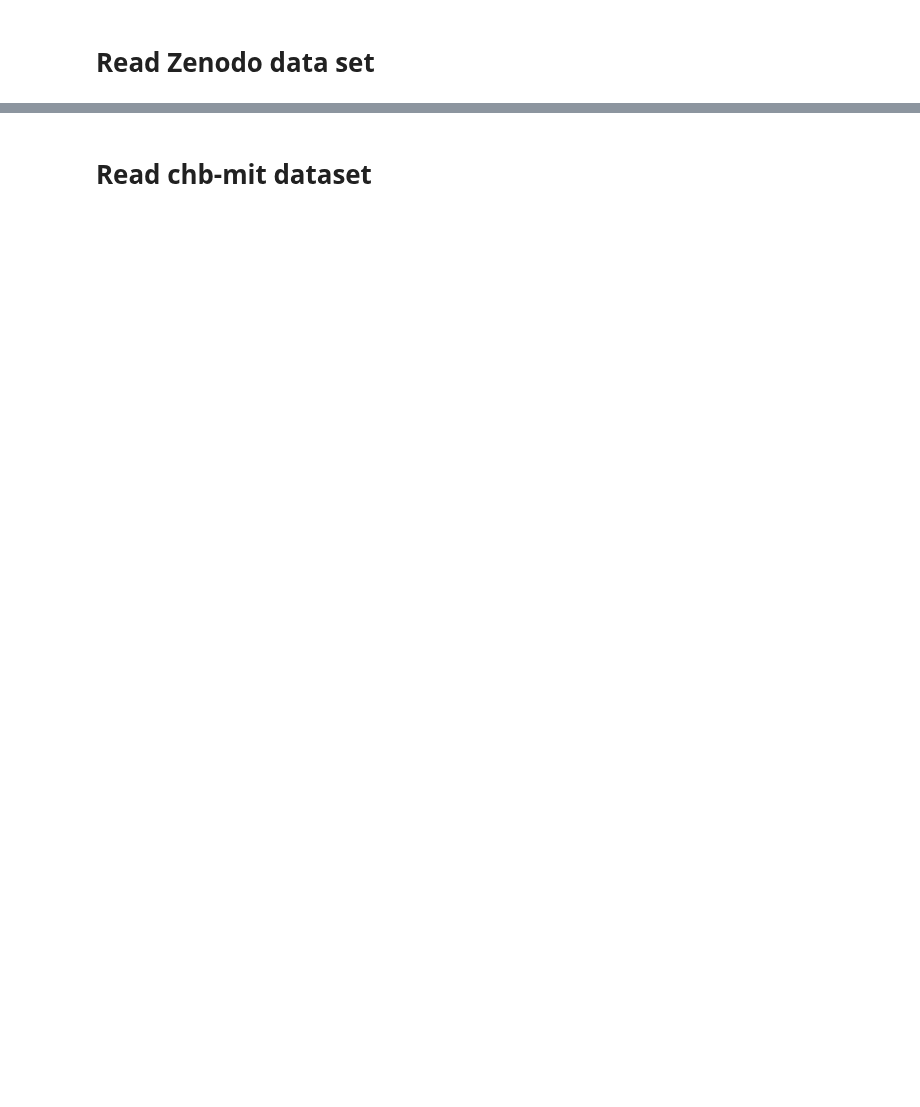
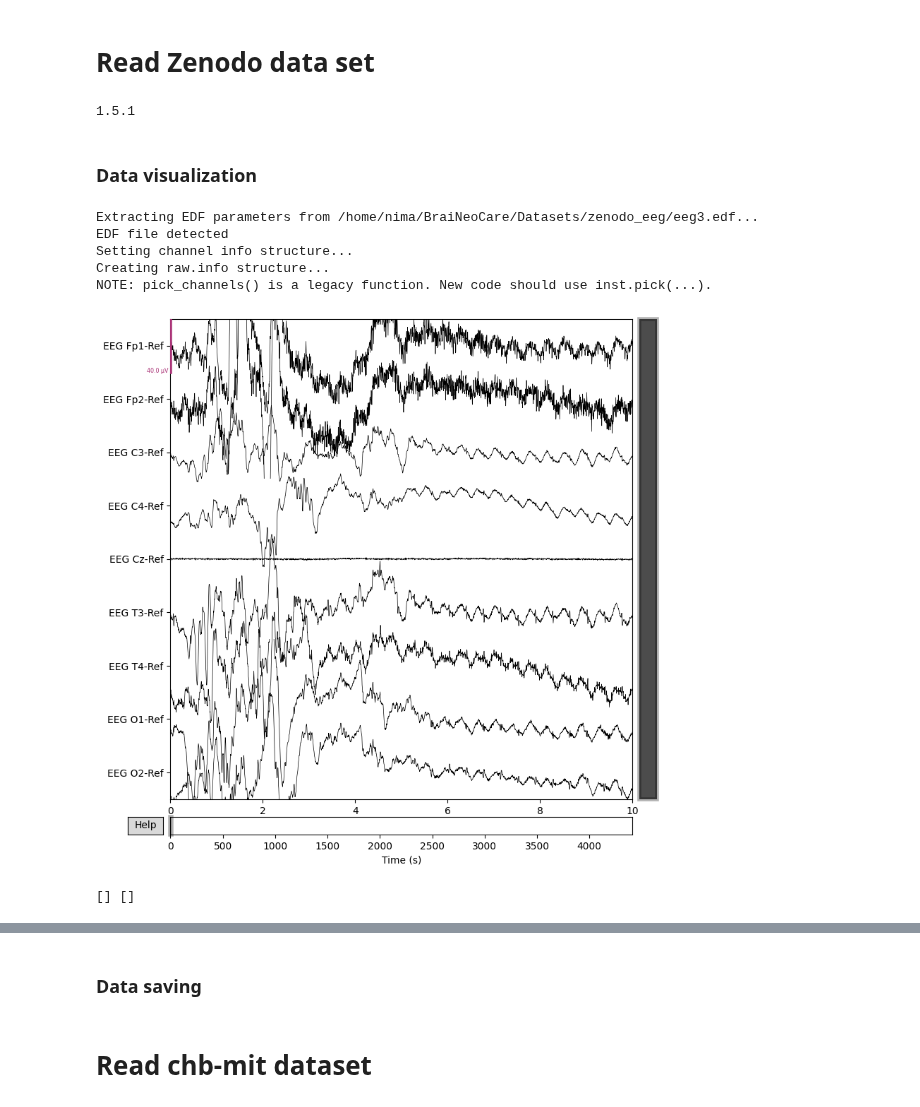
Before and after one commit to Dinuka-1999/BraiNeoCare, a Jupyter notebook: Read_Data.ipynb, the cells around one changed output, grey strips where cells are left out. Cells and saved outputs as stored; diff of their text form; code cells hidden in the pictures; blank space fills up the shorter version.

Commit message:
Added the code to show data

```diff
--- a/Read_Data.ipynb
+++ b/Read_Data.ipynb
@@ -39,3 +38,43 @@ def find_seizure_time(file_no):
         e_time.append(a[-1]+1)
 
     return np.array(s_time),np.array(e_time)
+# %%
+print(mne.__version__)
+# %% [output]
+1.5.1
+# %% [markdown]
+### Data visualization
+# %%
+file='../BraiNeoCare/Datasets/zenodo_eeg/eeg3.edf'
+try:
+    data = mne.io.read_raw_edf(file)
+    data=data.pick_channels(['EEG Fp1-Ref', 'EEG Fp2-Ref', 'EEG C3-Ref','EEG C4-Ref', 'EEG Cz-Ref', 'EEG T3-Ref', 'EEG T4-Ref', 'EEG O1-Ref', 'EEG O2-Ref'],ordered=True)
+    channel_names=["Fp1-T3","T3-O1","Fp1-C3","C3-O1","Fp2-C4","C4-O2","Fp2-T4","T4-O2","T3-C3","C3-Cz","Cz-C4","C4-T4"]
+    data.plot()
+    raw_data=data.get_data()
+    signal=signal_array(raw_data)
+
+    s_Time,e_Time=find_seizure_time(3)
+    seizures=np.zeros((12,len(signal[0])))
+    print(s_Time,e_Time)
+    for i in range(12):
+        for r in range(len(s_Time)):
+            seizures[i,s_Time[r]:e_Time[r]]=signal[i,s_Time[r]:e_Time[r]]
+
+    fig,ax=plt.subplots(12,1,figsize=(20,20))
+    for r in range(12):
+        ax[r].plot(signal[r])
+        ax[r].plot(seizures[r])
+        ax[r].set_title(channel_names[r])
+    fig.tight_layout()
+    plt.show()
+except:
+    pass
+# %% [output]
+Extracting EDF parameters from /home/nima/BraiNeoCare/Datasets/zenodo_eeg/eeg3.edf...
+EDF file detected
+Setting channel info structure...
+Creating raw.info structure...
+NOTE: pick_channels() is a legacy function. New code should use inst.pick(...).
+[figure, added]
+[] []
@@ -42,3 +82,5 @@ def find_seizure_time(file_no):
+# %% [markdown]
+### Data saving
 # %%
 folder='../BraiNeoCare/Datasets/zenodo_eeg/'
 signals=[]
```
Also changed, not shown: parts of 4 cells of this notebook.
